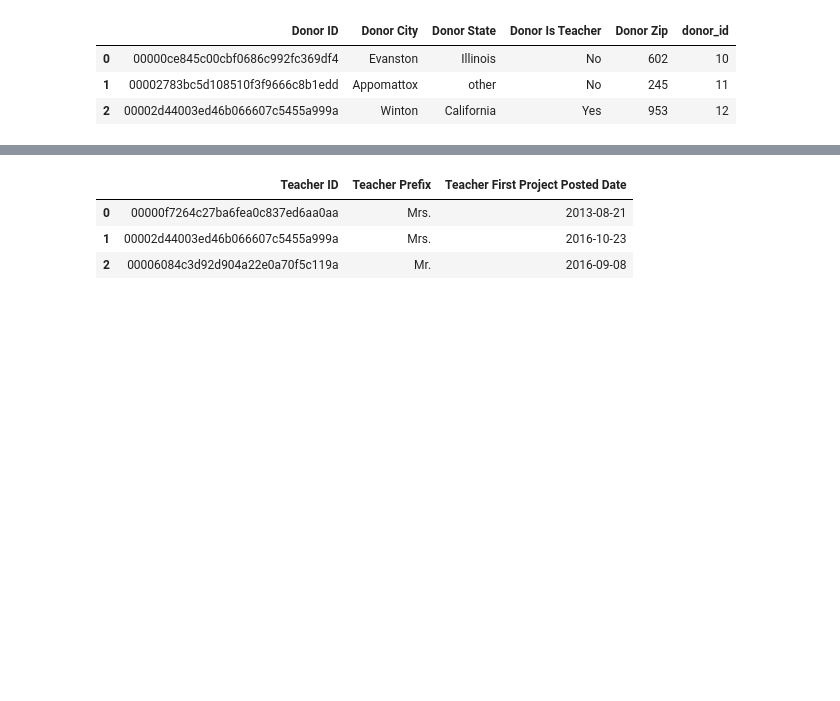
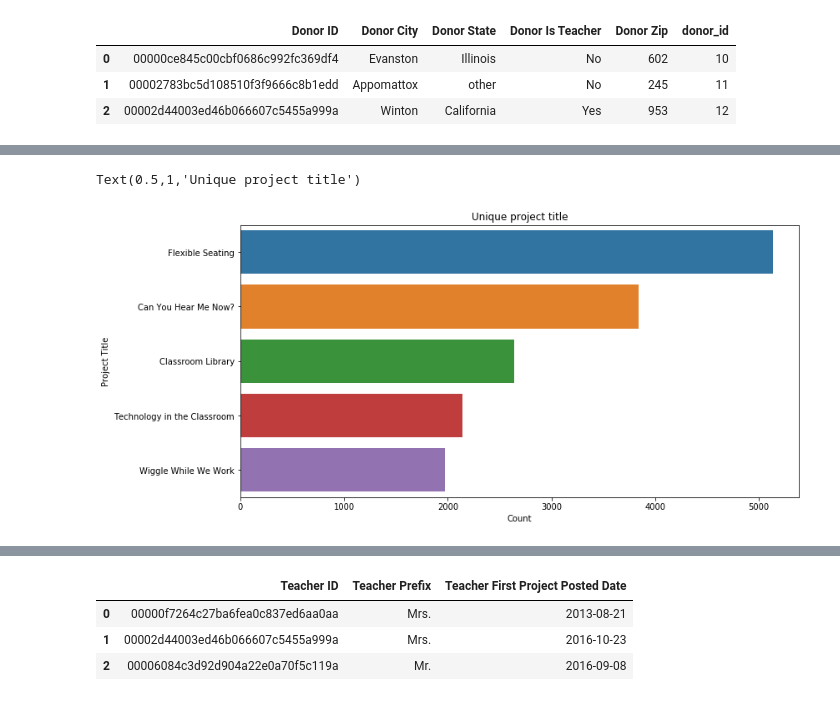
Before and after one commit to mwadegraff/DonorsChoose-io, a Jupyter notebook: DC EDA and Recommender-v4.ipynb, the cells around one changed output, grey strips where cells are left out. Saved outputs shown, nothing was run; the diff lists cells and outputs as text; code cells hidden in the pictures; blank space fills up the shorter version.

```diff
--- a/DC EDA and Recommender-v4.ipynb
+++ b/DC EDA and Recommender-v4.ipynb
@@ -95,9 +116,10 @@ a = pd.Series(a)
 donors['donor_id'] = a.values
 
 # Merge datasets
-donations = donations.merge(donors, on="Donor ID", how="left")
-df = donations.merge(projects,on="Project ID", how="left")
+dd = donations.merge(donors, on="Donor ID", how="left")
+ddp = donations.merge(projects,on="Project ID", how="left")
 
+df = ddp
 # only load a few lines in test mode
 if test_mode:
     df = df.head(10000)
@@ -176,6 +237,13 @@ projects.head(3)
 | 0 | 77b7d3f2ac4e32d538914e4a8cb8a525 | c2d5cb0a29a62e72cdccee939f434181 | 59f7d2c62f7e76a99d31db6f62b7b67c | 2 | Teacher-Led | Anti-Bullying Begins with Me | do you remember your favorite cla... | ... |
 | 1 | fd928b7f6386366a9cad2bea40df4b25 | 8acbb544c9215b25c71a0c655200baea | 8fbd92394e20d647ddcdc6085ce1604b | 1 | Teacher-Led | Ukuleles For Middle Schoolers | what sound is happier than a ukul... | ... |
 | 2 | 7c915e8e1d27f10a94abd689e99c336f | 0ae85ea7c7acc41cffa9f81dc61d46df | 9140ac16d2e6cee45bd50b0b2ce8cd04 | 2 | Teacher-Led | Big Books, Flip Books, And Everyt... | my 1st graders may be small, but ... | ... |
+# %%
+project_title = ddp['Project Title'].value_counts().to_frame().reset_index()[:5]
+project_title = project_title.rename(columns= {'index': 'Project Title','Project Title':'Count'})
+sns.barplot(x="Count",y="Project Title",data=project_title).set_title('Unique project title')
+# %% [output]
+Text(0.5,1,'Unique project title')
+[figure, added]
 # %%
 resources.head(3)
 # %% [output]
```
Also changed, not shown: parts of 7 cells of this notebook.
